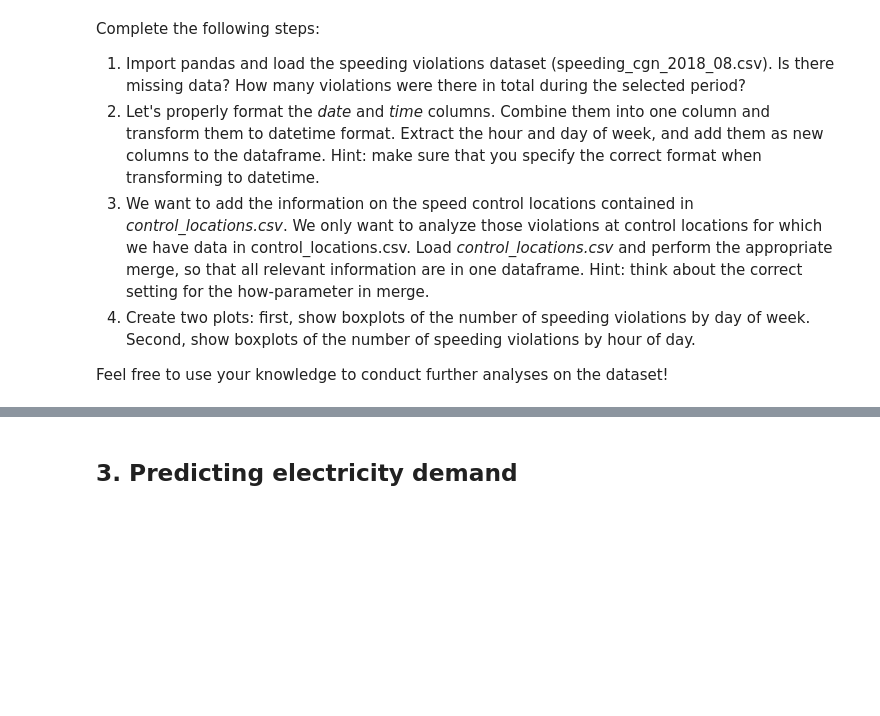
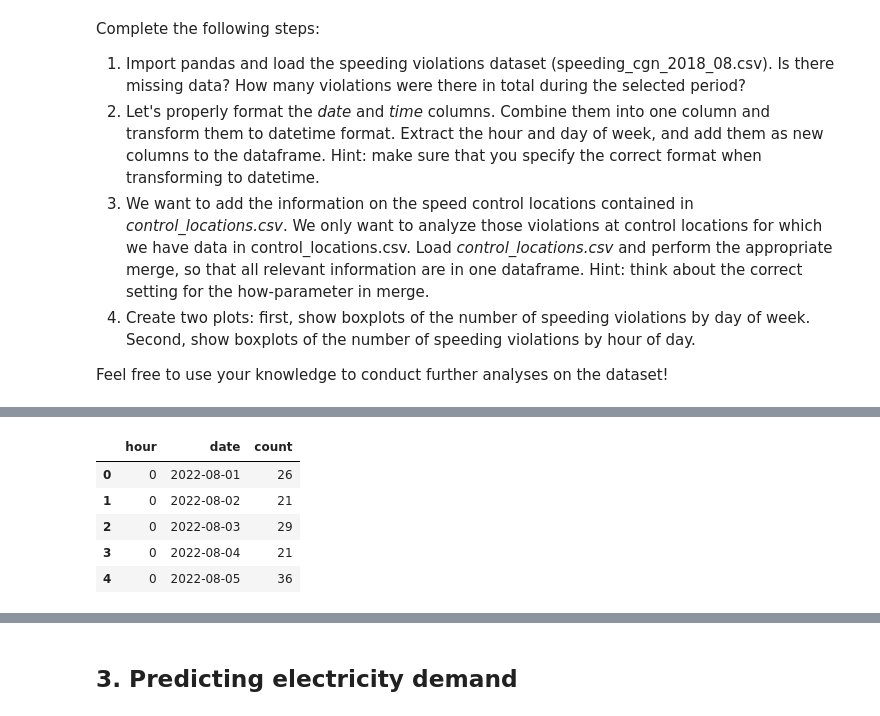
Before and after one commit to kbui-03/DSML_2025, a Jupyter notebook: 02_Workshops/WS_07_Regression_1/DSML_WS_07_pre.ipynb, the cells around one changed output, grey strips where cells are left out. Cells and saved outputs as stored; diff of their text form; code cells hidden in the pictures; blank space fills up the shorter version.

```diff
--- a/02_Workshops/WS_07_Regression_1/DSML_WS_07_pre.ipynb
+++ b/02_Workshops/WS_07_Regression_1/DSML_WS_07_pre.ipynb
@@ -131,0 +150,17 @@ plt.show()
+# %%
+hourly = (
+    speed
+    .assign(hour=speed["date_time"].dt.hour,
+            date=speed["date_time"].dt.date)
+    .groupby(["hour","date"])
+    .size()
+    .reset_index(name="count")
+)
+hourly.head()
+# %% [output]
+|  | hour | date | count |
+| 0 | 0 | 2022-08-01 | 26 |
+| 1 | 0 | 2022-08-02 | 21 |
+| 2 | 0 | 2022-08-03 | 29 |
+| 3 | 0 | 2022-08-04 | 21 |
+| 4 | 0 | 2022-08-05 | 36 |
```
Also changed, not shown: parts of 5 cells of this notebook.
